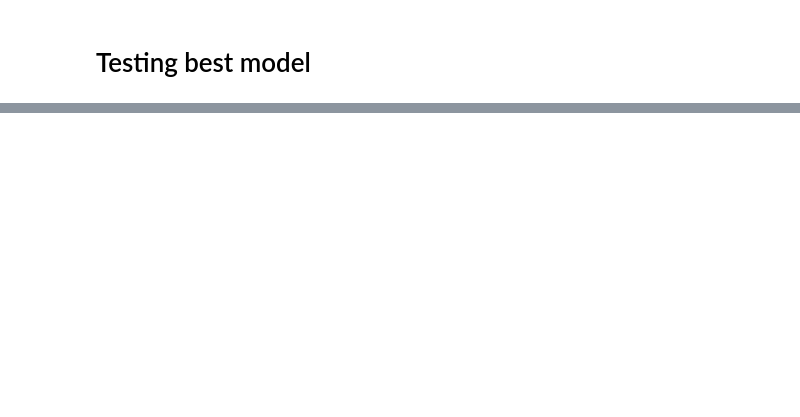
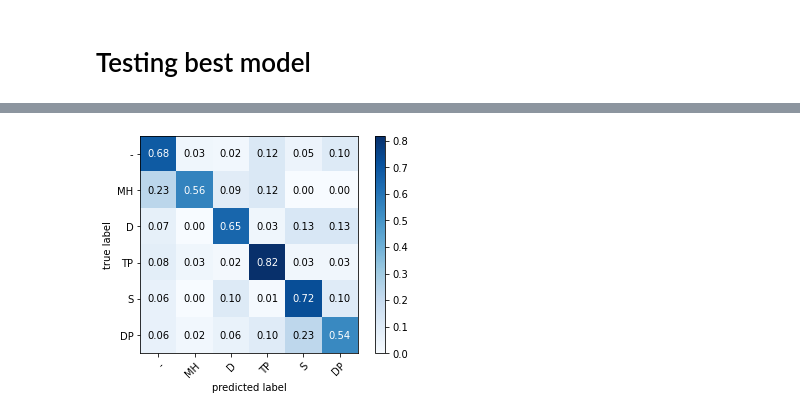
Before and after one commit to Mohamednajdawi/Models-on-Kaggle, a Jupyter notebook: fork-of-text-classification-using-bert.ipynb, the cells around one changed output, grey strips where cells are left out. Saved outputs shown, nothing was run; the diff lists cells and outputs as text; code cells hidden in the pictures; blank space fills up the shorter version.

```diff
--- a/fork-of-text-classification-using-bert.ipynb
+++ b/fork-of-text-classification-using-bert.ipynb
@@ -293,11 +297,12 @@ model = BertForSequenceClassification.from_pretrained(pre_trained,
 
 model.cuda()
 total_acc = []
+y_labels_cm = []
+y_predicts_cm = []
 for i in range(epochs):
     model.load_state_dict(torch.load(f'/kaggle/working/finetuned_BERT_epoch_{i+1}.model', map_location=torch.device('cuda')))
 
     _, predictions, true_vals = evaluate(dataloader_validation)
     accuracy = accuracy_per_class(predictions, true_vals)
     total_acc.append((i+1, accuracy))
-print(total_acc)
 # %% [output]
@@ -310,0 +334,20 @@ You should probably TRAIN this model on a down-stream task to be able to use it
+# %%
+from sklearn.metrics import confusion_matrix, plot_confusion_matrix
+import matplotlib.pyplot as plt
+from mlxtend.plotting import plot_confusion_matrix
+
+flat_y_labels_cm = [item for sublist in y_labels_cm for item in sublist]
+flat_y_predicts_cm = [item for sublist in y_predicts_cm for item in sublist]
+
+# Create a confusion matrix
+cm = confusion_matrix(flat_y_labels_cm, flat_y_predicts_cm)
+
+fig, ax = plot_confusion_matrix(conf_mat=cm,
+                                colorbar=True,
+                                show_absolute=False,
+                                show_normed=True,
+                                class_names=['-','MH','D','TP','S','DP'])
+
+plt.show()
+# %% [output]
+[figure, added]
```
Also changed, not shown: parts of 9 cells of this notebook.
